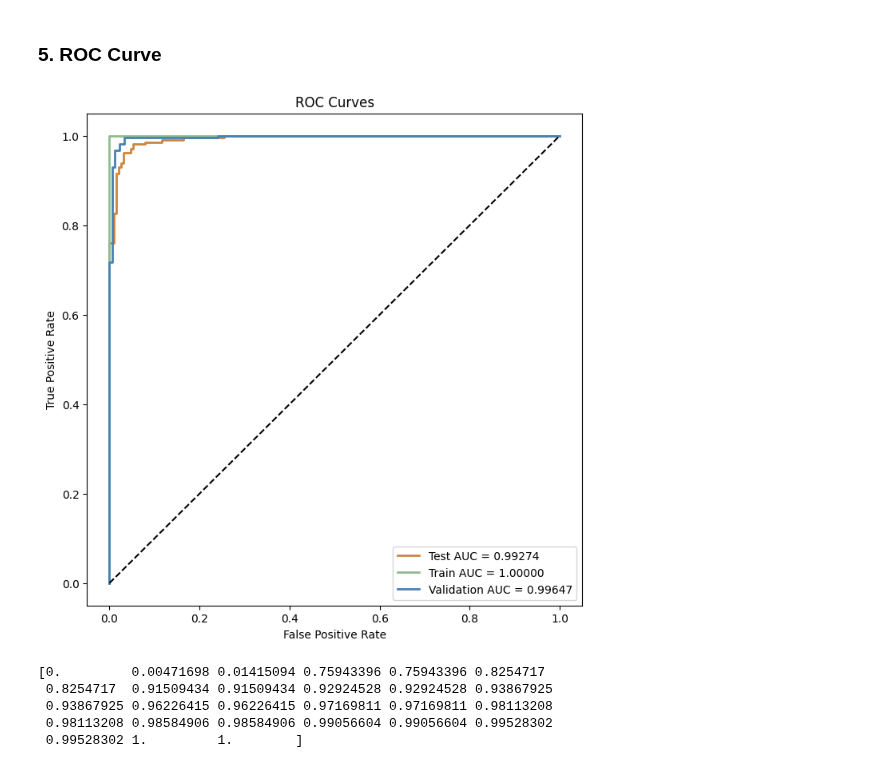
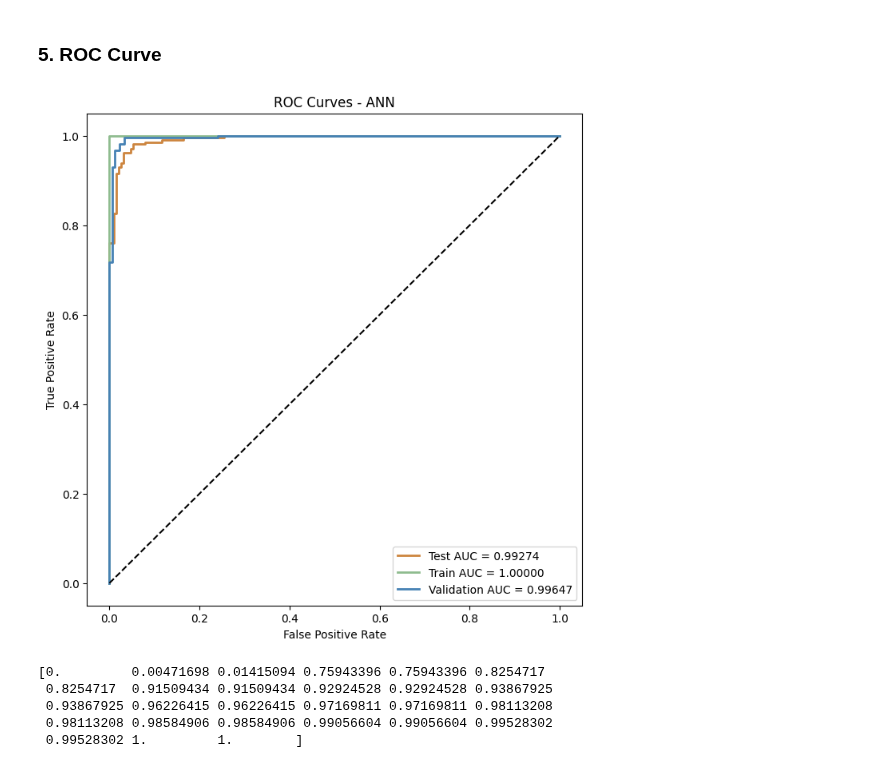
Before and after one commit to AndreChristianto/Signature-Recognition-V3, a Jupyter notebook: vgg16_diff_vect_ann.ipynb, the cells around one changed output. Cells and saved outputs as stored; diff of their text form; code cells hidden in the pictures.

Commit message:
roc curve title fix

```diff
--- a/vgg16_diff_vect_ann.ipynb
+++ b/vgg16_diff_vect_ann.ipynb
@@ -222,29 +222,29 @@ import matplotlib.pyplot as plt
 # %%
 # Get predicted probabilities for each class on each dataset
 y_train_prob = best_model.predict_proba(train_difference_vectors_scaled)[:, 1]
 y_test_prob = best_model.predict_proba(test_difference_vectors_scaled)[:, 1]
 y_val_prob = best_model.predict_proba(validation_difference_vectors_scaled)[:, 1]
 
 # Plot ROC curves for each dataset
 plt.figure(figsize=(8, 8))
 fpr_test, tpr_test, _ = roc_curve(test_labels, y_test_prob)
 roc_auc_test = auc(fpr_test, tpr_test)
 plt.plot(fpr_test, tpr_test, color='peru', lw=2, label=f'Test AUC = {roc_auc_test:.5f}')
 fpr_train, tpr_train, _ = roc_curve(train_labels, y_train_prob)
 roc_auc_train = auc(fpr_train, tpr_train)
 plt.plot(fpr_train, tpr_train, color='darkseagreen', lw=2, label=f'Train AUC = {roc_auc_train:.5f}')
 fpr_val, tpr_val, _ = roc_curve(validation_labels, y_val_prob)
 roc_auc_val = auc(fpr_val, tpr_val)
 plt.plot(fpr_val, tpr_val, color='steelblue', lw=2, label=f'Validation AUC = {roc_auc_val:.5f}')
 
 plt.plot([0, 1], [0, 1], 'k--')
 plt.xlabel('False Positive Rate')
 plt.ylabel('True Positive Rate')
-plt.title('ROC Curves')
+plt.title('ROC Curves - ANN')
 plt.legend()
 plt.show()
 # %% [output]
-[figure, old version]
+[figure, new version]
 # %%
 def find_tpr_at_fpr(fpr, tpr, target_fpr):
     return np.interp(target_fpr, fpr, tpr)
```
Also changed, not shown: 2 other files.
